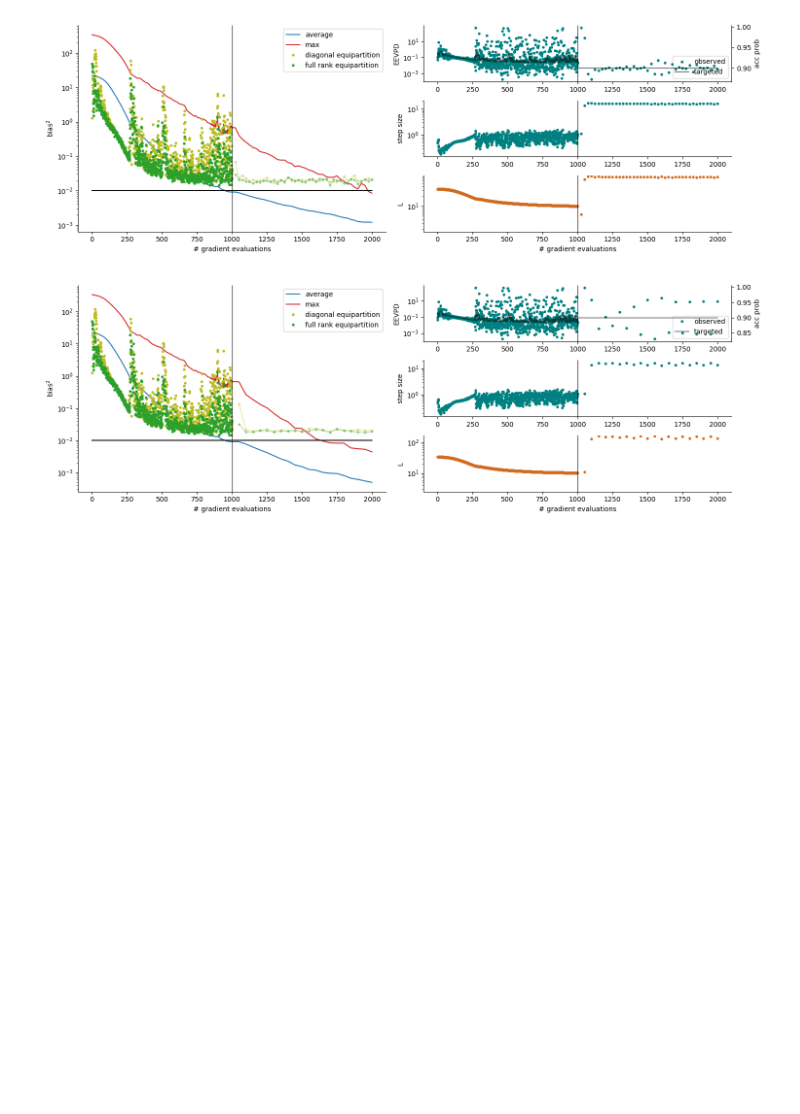
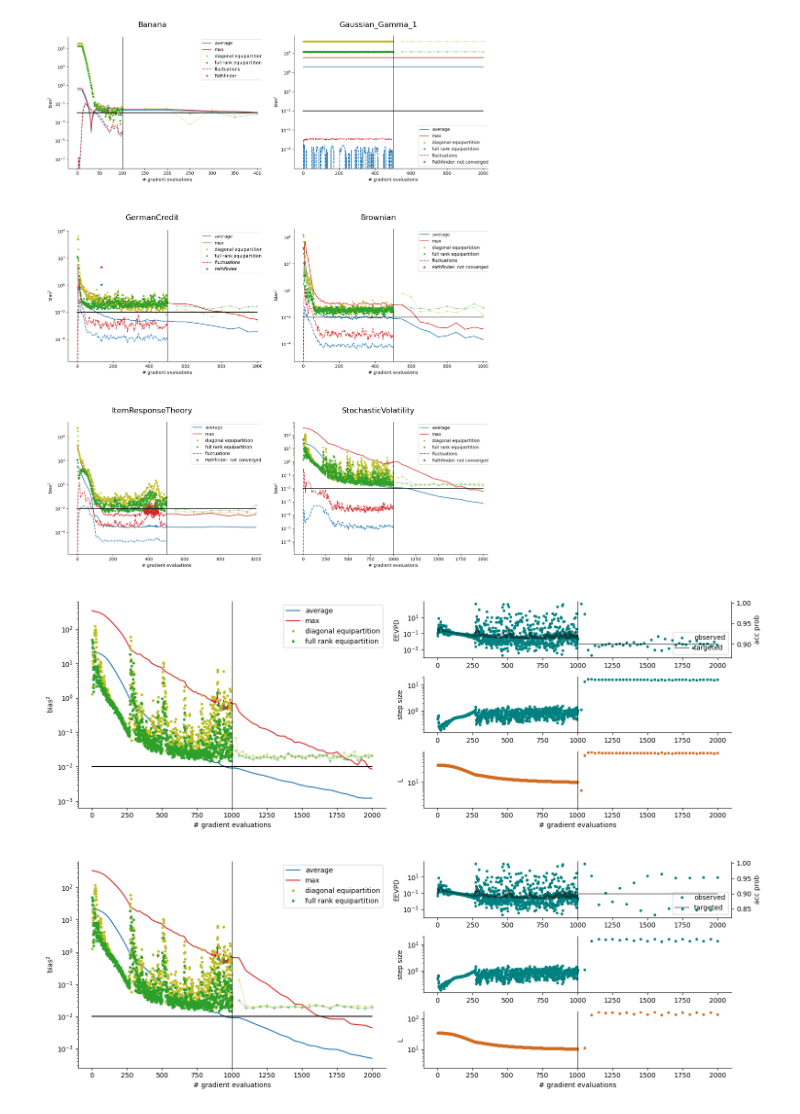
Before and after one commit to JakobRobnik/MicroCanonicalHMC, a Jupyter notebook: ensemble/main.ipynb, the cells around one changed output. Cells and saved outputs as stored; diff of their text form; code cells hidden in the pictures; blank space fills up the shorter version.

```diff
--- a/ensemble/main.ipynb
+++ b/ensemble/main.ipynb
@@ -9 +37,29 @@ print(X.shape)
+# %%
+
+
+def showImagesHorizontally(list_of_files):
+    fig = plt.figure(figsize = (10, 13))
+    number_of_files = len(list_of_files)
+    for i in range(number_of_files):
+        a=fig.add_subplot(3, 2, i+1)
+        image = imread(list_of_files[i])
+        plt.imshow(image,cmap='Greys_r')
+        plt.title(names[i])
+        xlim = plt.gca().get_xlim()
+        plt.xlim(xlim[0], 0.47 * xlim[1])
+        plt.axis('off')
+
+    plt.tight_layout()
+    plt.show()
+
+
+#folder= 'img/bias_grid8/chains=4096_alpha=1.0_bias_type=3_C=0.1_early_stop=0_diagonal_preconditioning=1_integrator=2_steps_per_sample=10_acc_prob=0.9/'
+folder = 'img/steps10/chains=4096_alpha=1.0_bias_type=0_C=1_early_stop=0_diagonal_preconditioning=1_integrator=2_steps_per_sample=10_acc_prob=0.9/'
+
+files = [folder + name + '.png' for name in names]
+
+
+showImagesHorizontally(files)
+# %% [output]
+[figure, added]
 # %%
```
Also changed, not shown: parts of 5 cells of this notebook, 4 other files.
